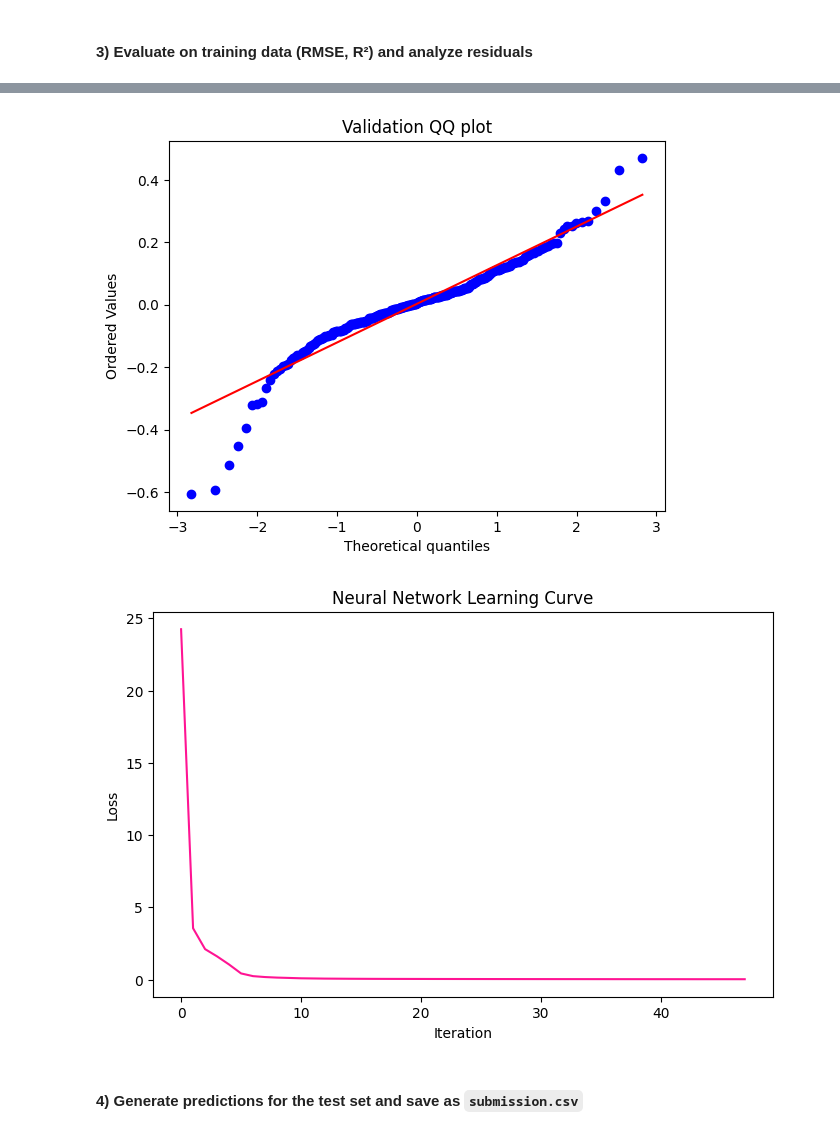
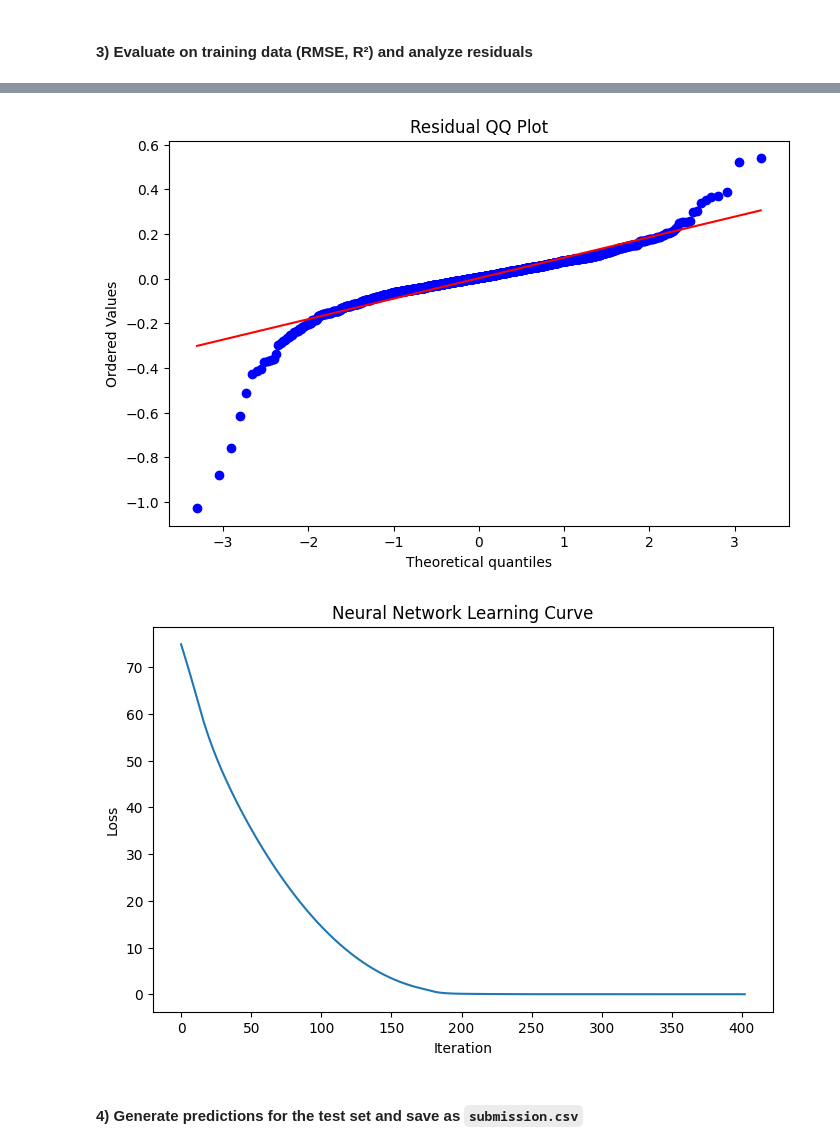
Before and after one commit to em-cd/cstats-project, a Jupyter notebook: project_STUDENTID.ipynb, the cells around one changed output, grey strips where cells are left out. Cells and saved outputs as stored; diff of their text form; code cells hidden in the pictures.

```diff
--- a/project_STUDENTID.ipynb
+++ b/project_STUDENTID.ipynb
@@ -1556,8 +1433,8 @@ X_test = df_test.drop(columns=["Id"], errors="ignore")
 - Encode categorical columns
 # %%
 # Identify numeric and categorical columns
-numeric_features = X_train.select_dtypes(include=["int64", "float64"]).columns
-categorical_features = X_train.select_dtypes(include=["object", "category"]).columns
+numeric_features = X.select_dtypes(include=["int64", "float64"]).columns
+categorical_features = X.select_dtypes(include=["object", "category"]).columns
 
 # Numeric preprocessing
 numeric_transformer = Pipeline(steps=[
@@ -1826,0 +1672,18 @@ plt.show()
+# %%
+# Use the best model found by GridSearchCV
+best_model = grid_search.best_estimator_
+
+# Train on entire training dataset
+best_model.fit(X, y)
+
+# Predictions on training data
+y_pred = best_model.predict(X)
+
+# Metrics
+rmse = np.sqrt(mean_squared_error(y, y_pred))
+r2 = r2_score(y, y_pred)
+
+print("="*50)
+print("Training R²:", round(r2,4))
+print("Training RMSE:", round(rmse,4))
+print("="*50)
@@ -1826,0 +1709,14 @@ plt.show()
+# %%
+plt.figure(figsize=(8,6))
+
+# Residuals
+residuals = y - y_pred
+print("Mean residual:", (residuals).mean())
+
+plt.scatter(y_pred, residuals, alpha=0.4, color=pink_light)
+
+plt.axhline(y=0, linestyle="--", color=pink_dark)
+plt.xlabel("Predicted LogSalePrice")
+plt.ylabel("Residuals")
+plt.title("Residual Plot - Neural Network")
+plt.show()
@@ -1827,23 +1756,23 @@ plt.show()
 # %%
-stats.probplot(val_residuals, dist="norm", plot=plt)
-plt.title("Validation QQ plot")
+plt.figure(figsize=(8,5))
+
+stats.probplot(residuals, dist="norm", plot=plt)
+
+plt.title("Residual QQ Plot")
 plt.show()
 # %% [output]
-[figure, old version]
+[figure, new version]
 # %%
-loss_values = nn_model.named_steps["mlp"].loss_curve_
-
 plt.figure(figsize=(8,5))
 
-plt.plot(loss_values, color= pink_dark)
+loss_values = best_model.named_steps["mlp"].loss_curve_
+plt.plot(loss_values)
 
 plt.xlabel("Iteration")
 plt.ylabel("Loss")
-
 plt.title("Neural Network Learning Curve")
-
 plt.show()
 # %% [output]
-[figure, old version]
+[figure, new version]
 # %% [markdown]
 #### 4) Generate predictions for the test set and save as `submission.csv`
```
Also changed, not shown: parts of 41 cells of this notebook.
